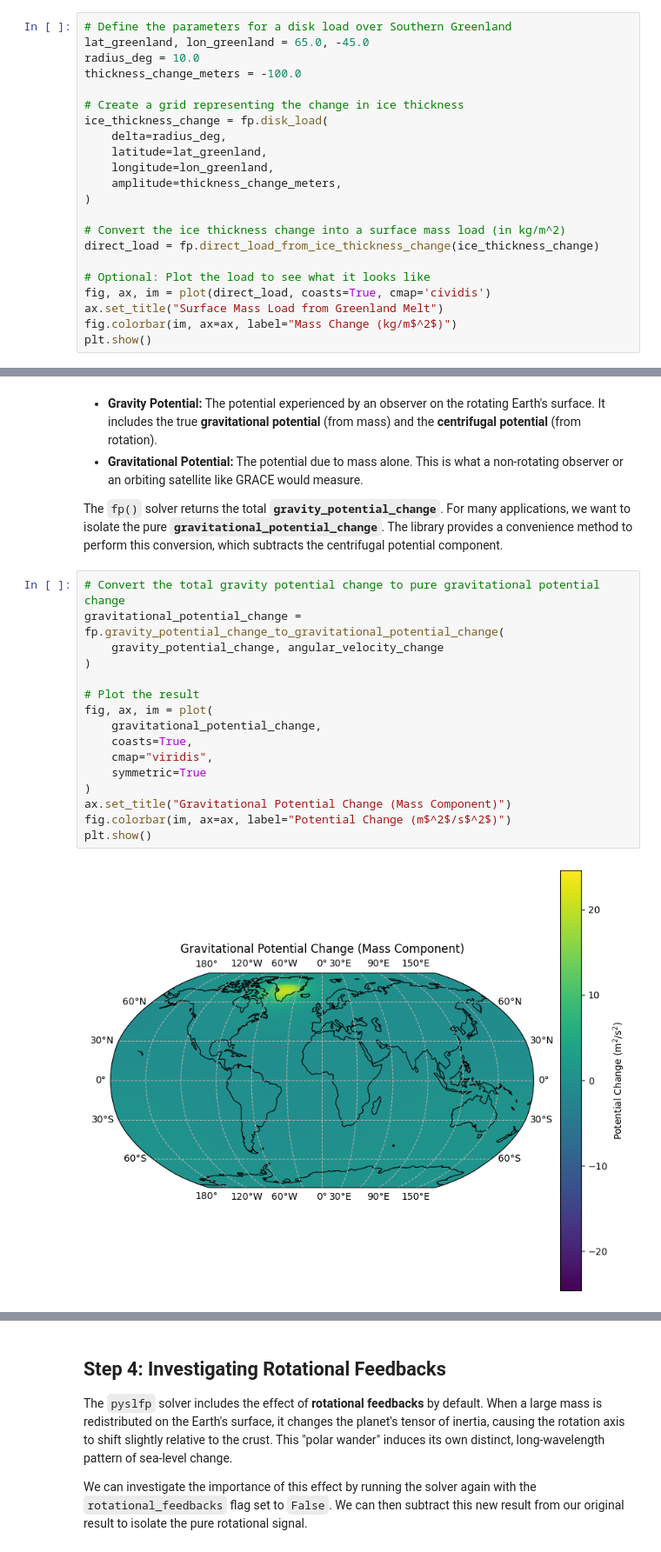
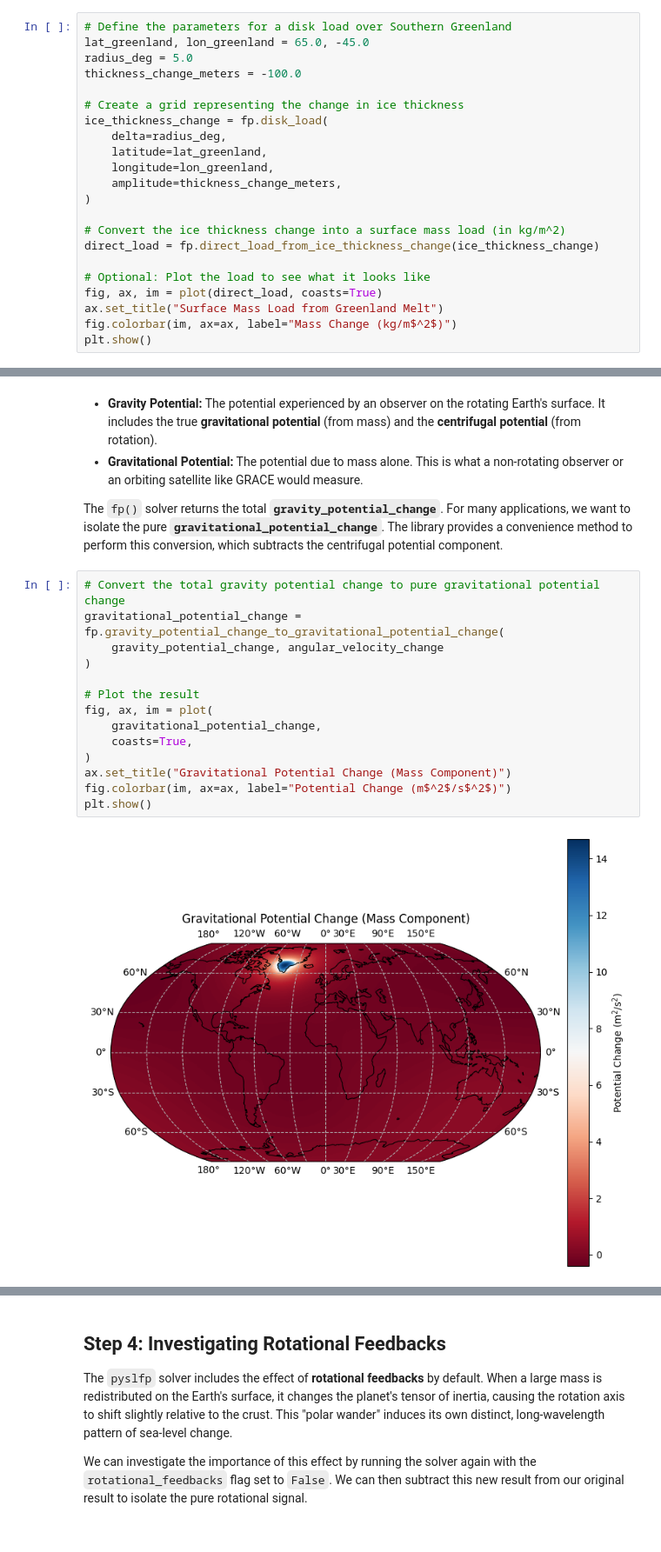
Before and after one commit to da380/pyslfp, a Jupyter notebook: docs/source/tutorials/tutorial2.ipynb, the cells around one changed output, grey strips where cells are left out. Shown at 87% size. Cells and saved outputs as stored; diff of their text form.

```diff
--- a/docs/source/tutorials/tutorial2.ipynb
+++ b/docs/source/tutorials/tutorial2.ipynb
@@ -33,7 +33,7 @@ For this example, we'll first create a `SHGrid` object representing the *change
 # %%
 # Define the parameters for a disk load over Southern Greenland
 lat_greenland, lon_greenland = 65.0, -45.0
-radius_deg = 10.0
+radius_deg = 5.0
 thickness_change_meters = -100.0
 
 # Create a grid representing the change in ice thickness
@@ -48,7 +48,7 @@ ice_thickness_change = fp.disk_load(
 direct_load = fp.direct_load_from_ice_thickness_change(ice_thickness_change)
 
 # Optional: Plot the load to see what it looks like
-fig, ax, im = plot(direct_load, coasts=True, cmap='cividis')
+fig, ax, im = plot(direct_load, coasts=True)
 ax.set_title("Surface Mass Load from Greenland Melt")
 fig.colorbar(im, ax=ax, label="Mass Change (kg/m$^2$)")
 plt.show()
@@ -115,18 +111,16 @@ The `fp()` solver returns the total **`gravity_potential_change`**. For many app
 # %%
 # Convert the total gravity potential change to pure gravitational potential change
 gravitational_potential_change = fp.gravity_potential_change_to_gravitational_potential_change(
     gravity_potential_change, angular_velocity_change
 )
 
 # Plot the result
 fig, ax, im = plot(
     gravitational_potential_change,
     coasts=True,
-    cmap="viridis",
-    symmetric=True
 )
 ax.set_title("Gravitational Potential Change (Mass Component)")
 fig.colorbar(im, ax=ax, label="Potential Change (m$^2$/s$^2$)")
 plt.show()
 # %% [output]
-[figure, old version]
+[figure, new version]
```
Also changed, not shown: parts of 10 cells of this notebook, 7 other files.
